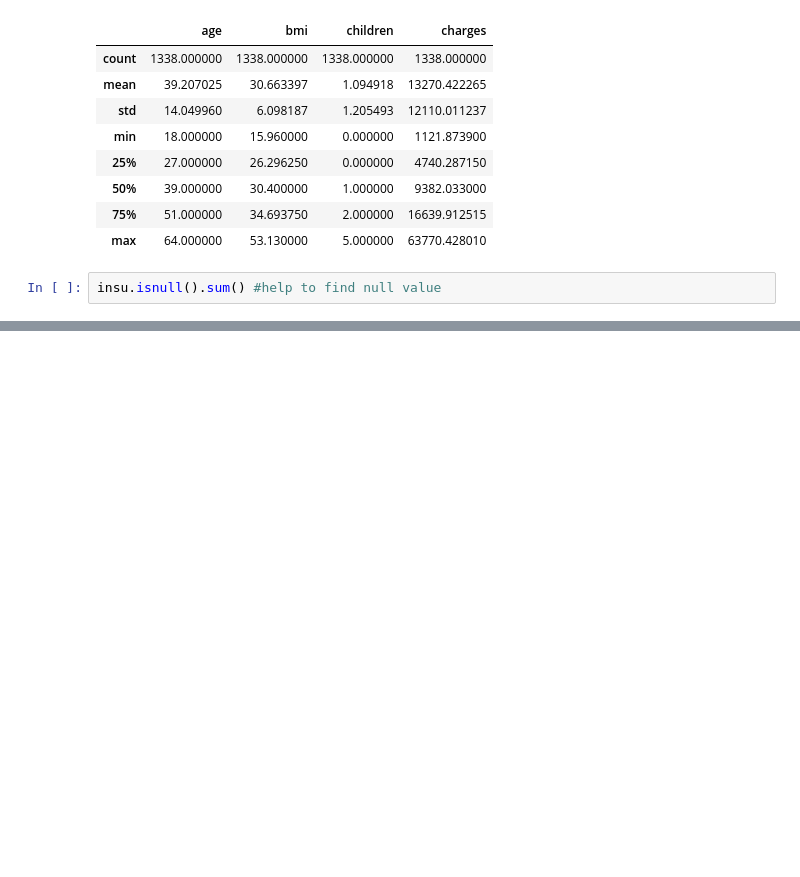
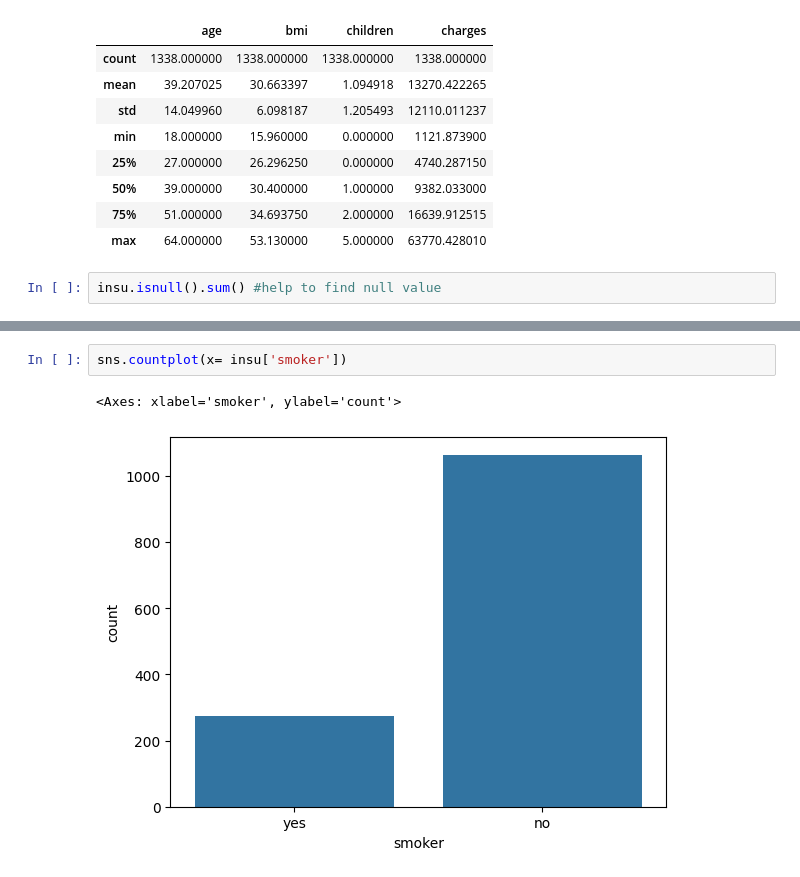
Before and after one commit to rafi1105/Machine_Learning_colab, a Jupyter notebook: ML_P1.ipynb, the cells around one changed output, grey strips where cells are left out. Drawn from its saved outputs; the diff is of its cells as text; blank space fills up the shorter version.

```diff
--- a/ML_P1.ipynb
+++ b/ML_P1.ipynb
@@ -73,0 +98,5 @@ insu.isnull().sum() #help to find null value
+# %%
+sns.countplot(x= insu['smoker'])
+# %% [output]
+<Axes: xlabel='smoker', ylabel='count'>
+[figure, added]
```
Also changed, not shown: parts of 4 cells of this notebook.
